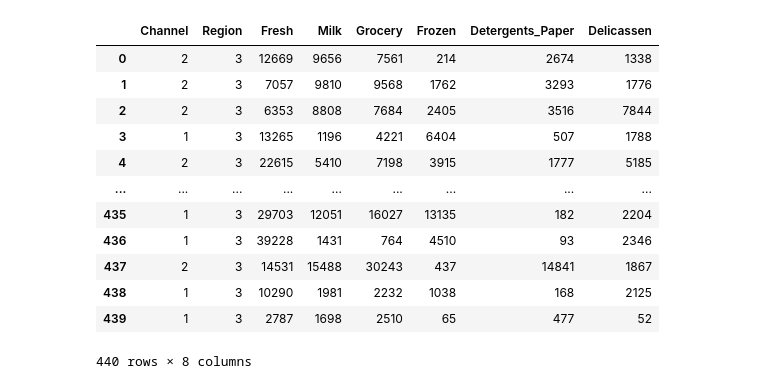
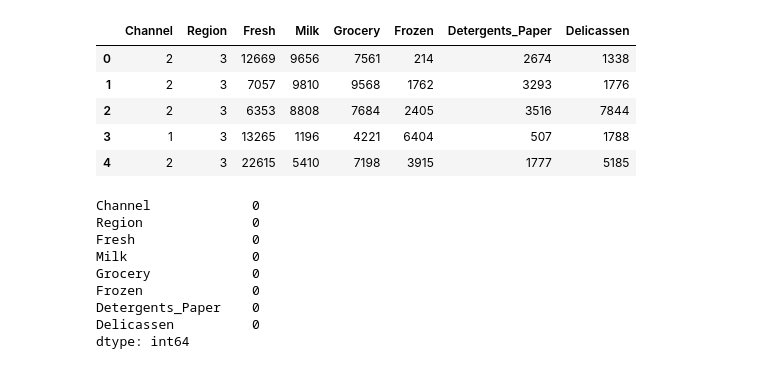
Before and after one commit to amber-khurshid/100DaysOfBytewise, a Jupyter notebook: eighteenth_task.ipynb, the cells around one changed output. Drawn from its saved outputs; the diff is of its cells as text; code cells hidden in the pictures.

```diff
--- a/eighteenth_task.ipynb
+++ b/eighteenth_task.ipynb
@@ -1,18 +1,23 @@
 # %%
 import pandas as pd
 df=pd.read_csv("Wholesale customers data.csv")
-df
+df.head()
 # %% [output]
 |  | Channel | Region | Fresh | Milk | Grocery | Frozen | Detergents_Paper | Delicassen |
 | 0 | 2 | 3 | 12669 | 9656 | 7561 | 214 | 2674 | 1338 |
 | 1 | 2 | 3 | 7057 | 9810 | 9568 | 1762 | 3293 | 1776 |
 | 2 | 2 | 3 | 6353 | 8808 | 7684 | 2405 | 3516 | 7844 |
 | 3 | 1 | 3 | 13265 | 1196 | 4221 | 6404 | 507 | 1788 |
 | 4 | 2 | 3 | 22615 | 5410 | 7198 | 3915 | 1777 | 5185 |
-| ... | ... | ... | ... | ... | ... | ... | ... | ... |
-| 435 | 1 | 3 | 29703 | 12051 | 16027 | 13135 | 182 | 2204 |
-| 436 | 1 | 3 | 39228 | 1431 | 764 | 4510 | 93 | 2346 |
-| 437 | 2 | 3 | 14531 | 15488 | 30243 | 437 | 14841 | 1867 |
-| 438 | 1 | 3 | 10290 | 1981 | 2232 | 1038 | 168 | 2125 |
-| 439 | 1 | 3 | 2787 | 1698 | 2510 | 65 | 477 | 52 |
-440 rows × 8 columns
+# %%
+df.isnull().sum()
+# %% [output]
+Channel             0
+Region              0
+Fresh               0
+Milk                0
+Grocery             0
+Frozen              0
+Detergents_Paper    0
+Delicassen          0
+dtype: int64
```
Also changed, not shown: parts of 16 cells of this notebook.
